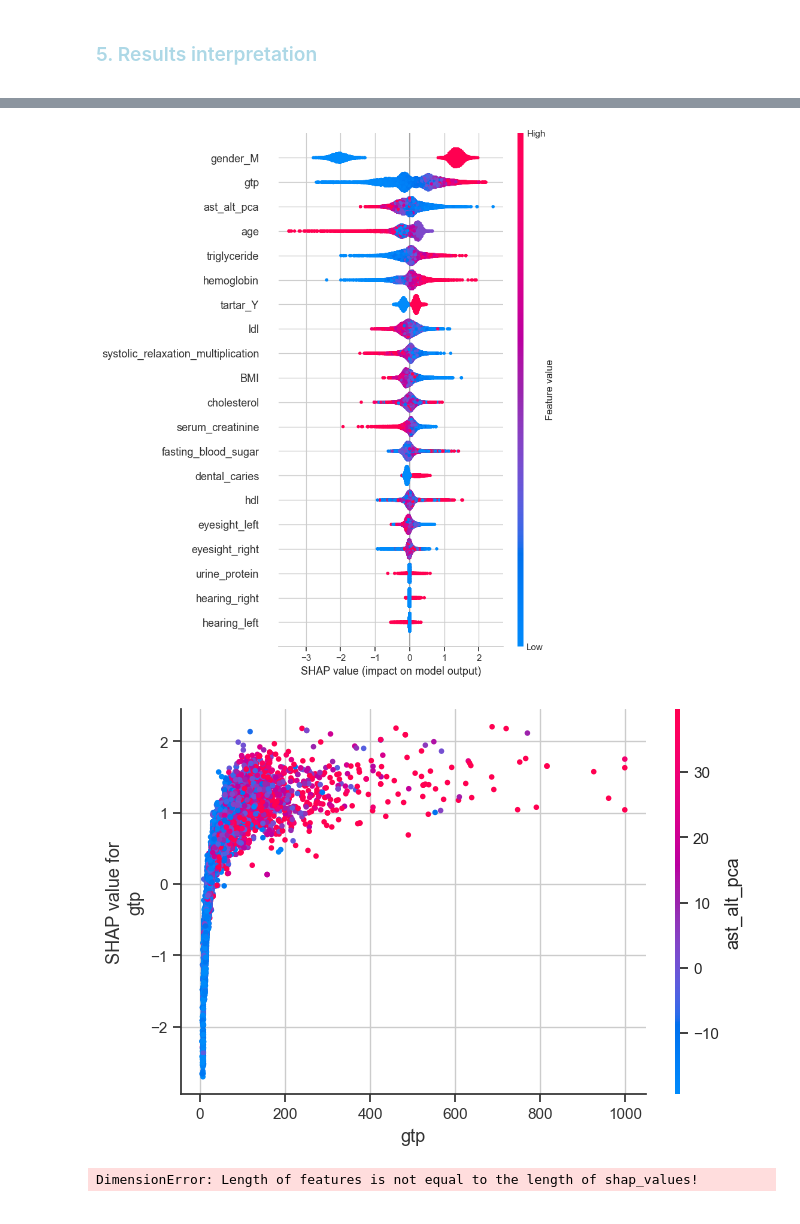
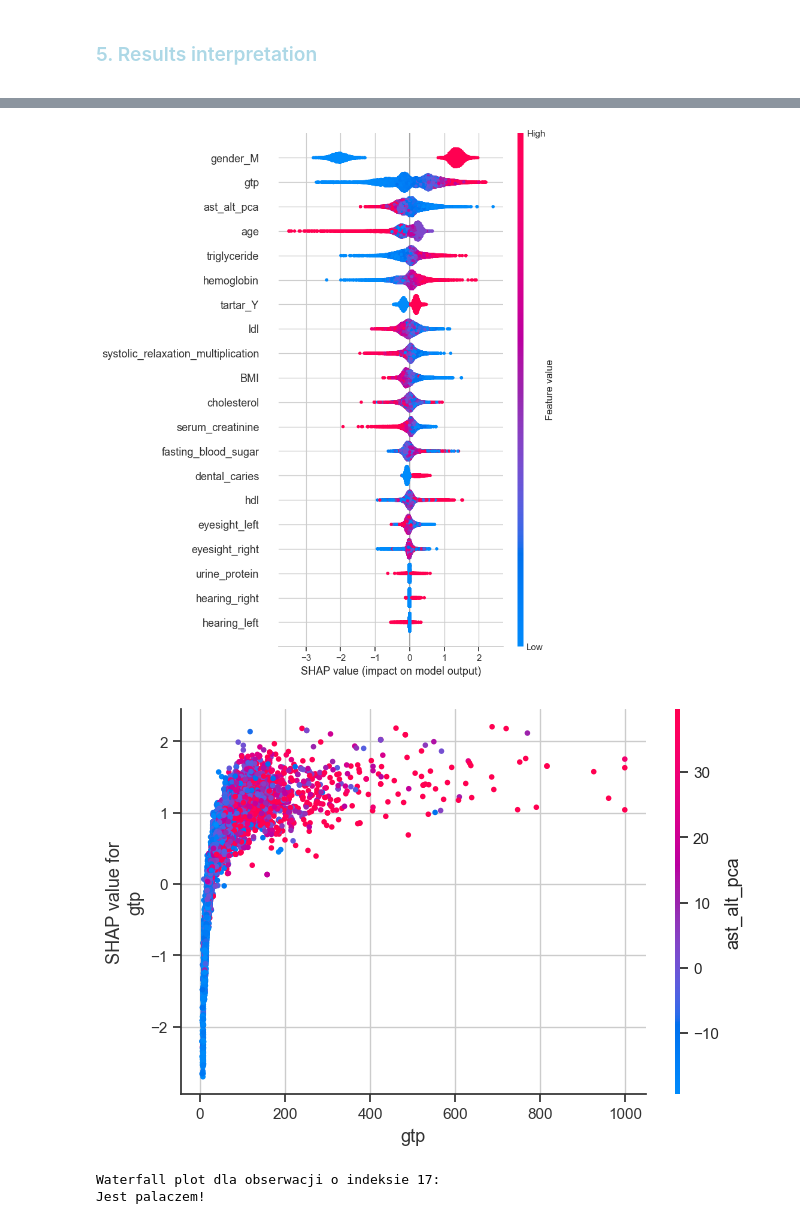
Before and after one commit to msnaspers/ml-pg2025, a Jupyter notebook: projekt_zaliczeniowy.ipynb, the cells around one changed output, grey strips where cells are left out. Drawn from its saved outputs; the diff is of its cells as text; code cells hidden in the pictures.

```diff
--- a/projekt_zaliczeniowy.ipynb
+++ b/projekt_zaliczeniowy.ipynb
@@ -590,6 +591,3 @@ print("Best hyperparameters: {}".format(trial.params))
 
 ### 5. Results interpretation
 <span>
-# %%
-X_train['gender_M'] = X_train['gender_M'].astype(int)
-X_train['tartar_Y'] = X_train['tartar_Y'].astype(int)
@@ -616,3 +593,0 @@ dtype: object
-# %%
-feature_names = X_train.columns.tolist()
-feature_names
@@ -640,26 +594,21 @@ feature_names
 # %%
 
 explainer = shap.Explainer(model, X_train)
 shap_values = explainer(X_test)
 
 
 plt.figure()
 shap.summary_plot(shap_values, X_test, feature_names=feature_names)
 plt.show()
 
 
 shap.dependence_plot('gtp', shap_values.values, X_test, feature_names=feature_names)
 plt.show()
 
 
-shap.force_plot(explainer.expected_value, shap_values[0].values, X_test, feature_names=feature_names, matplotlib=True)
-plt.show()
-
-
-plt.figure()
-shap.plots.waterfall(shap_values[0])
-plt.show()
+shap_waterfall_specific_obbservation(17, shap_values, y_test)
 # %% [output]
-[figure, old version]
+[figure, new version]
-[figure, old version]
+[figure, new version]
-DimensionError: Length of features is not equal to the length of shap_values!
+Waterfall plot dla obserwacji o indeksie 17:
+Jest palaczem!
```
Also changed, not shown: parts of 16 cells of this notebook, 1 other file.
